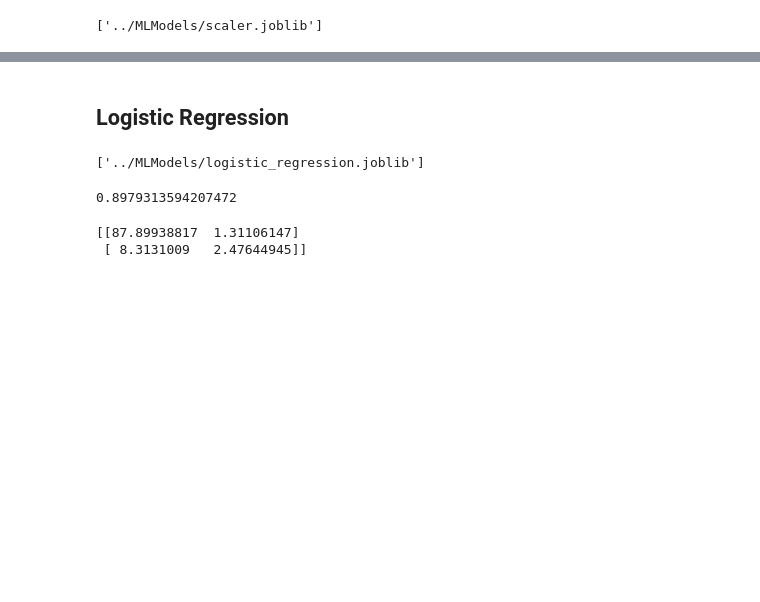
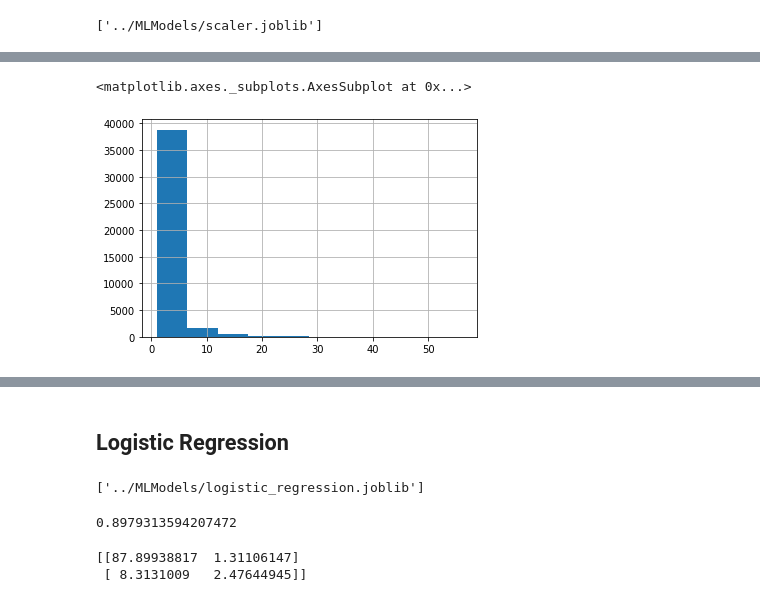
Before and after one commit to royhzq/bank-marketing, a Jupyter notebook: bankmarketing/notebooks/Models.ipynb, the cells around one changed output, grey strips where cells are left out. Cells and saved outputs as stored; diff of their text form; code cells hidden in the pictures; blank space fills up the shorter version.

```diff
--- a/bankmarketing/notebooks/Models.ipynb
+++ b/bankmarketing/notebooks/Models.ipynb
@@ -71,0 +138,5 @@ joblib.dump(scaler,  '../MLModels/scaler.joblib')
+# %%
+df['campaign'].hist()
+# %% [output]
+<matplotlib.axes._subplots.AxesSubplot at 0x...>
+[figure, added]
```
Also changed, not shown: parts of 13 cells of this notebook, 9 other files.
